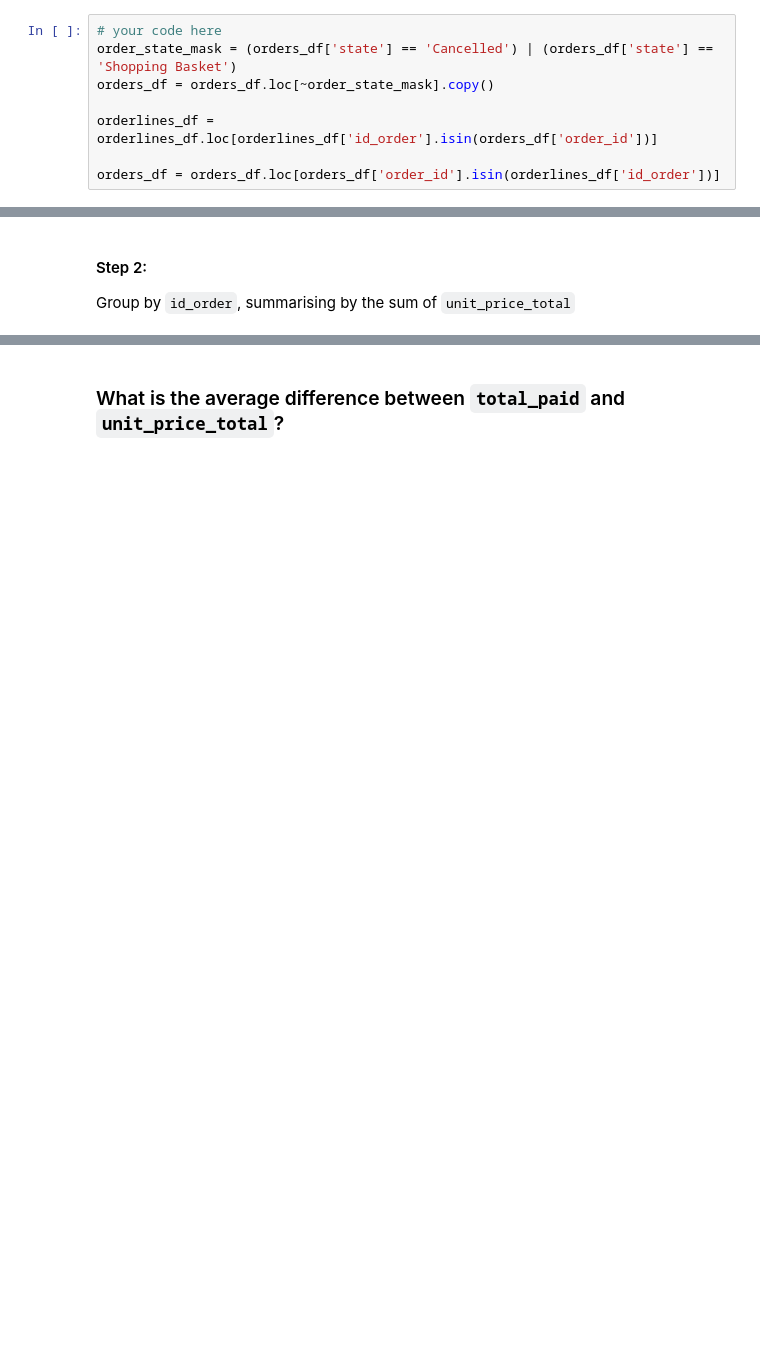
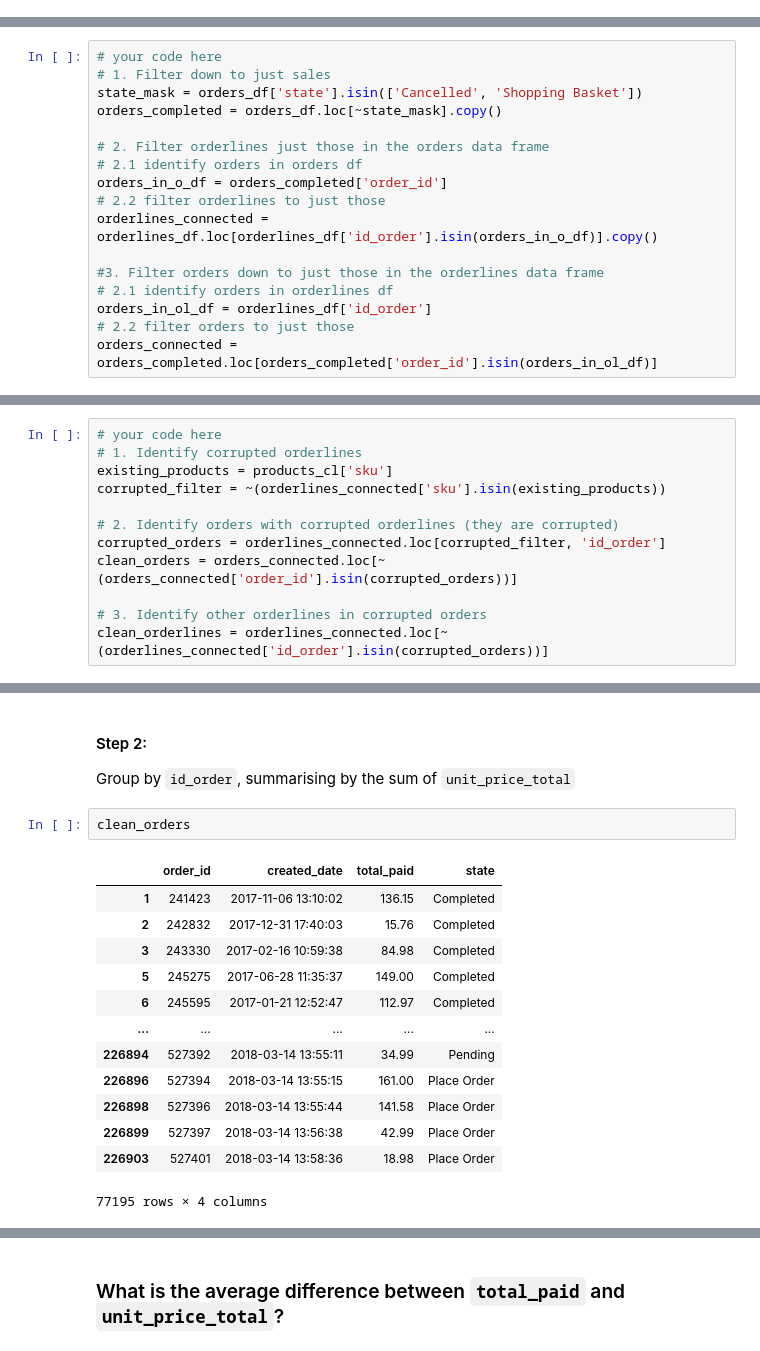
Before and after one commit to KostasBzn/WBS_CODING_SCHOOL_projects, a Jupyter notebook: checkpoints/5_quality_assessment_challenge.ipynb, the cells around one changed output, grey strips where cells are left out. Saved outputs shown, nothing was run; the diff lists cells and outputs as text; blank space fills up the shorter version.

Commit message:
data_import_and_exploration

```diff
--- a/checkpoints/5_quality_assessment_challenge.ipynb
+++ b/checkpoints/5_quality_assessment_challenge.ipynb
@@ -32,11 +34,3 @@ pd.set_option('display.float_format', lambda x: '%.2f' % x)
 pd.set_option('display.max_rows', 1000)
 # %% [markdown]
 ## 2.&nbsp; Exclude unwanted orders
-# %%
-# your code here
-order_state_mask = (orders_df['state'] == 'Cancelled') | (orders_df['state'] == 'Shopping Basket')
-orders_df = orders_df.loc[~order_state_mask].copy()
-
-orderlines_df = orderlines_df.loc[orderlines_df['id_order'].isin(orders_df['order_id'])]
-
-orders_df = orders_df.loc[orders_df['order_id'].isin(orderlines_df['id_order'])]
@@ -42,0 +42,17 @@ orders_df = orders_df.loc[orders_df['order_id'].isin(orderlines_df['id_order'])]
+# %%
+# your code here
+# 1. Filter down to just sales
+state_mask = orders_df['state'].isin(['Cancelled', 'Shopping Basket'])
+orders_completed = orders_df.loc[~state_mask].copy()
+
+# 2. Filter orderlines just those in the orders data frame
+# 2.1 identify orders in orders df
+orders_in_o_df = orders_completed['order_id']
+# 2.2 filter orderlines to just those
+orderlines_connected = orderlines_df.loc[orderlines_df['id_order'].isin(orders_in_o_df)].copy()
+
+#3. Filter orders down to just those in the orderlines data frame
+# 2.1 identify orders in orderlines df
+orders_in_ol_df = orderlines_df['id_order']
+# 2.2 filter orders to just those
+orders_connected = orders_completed.loc[orders_completed['order_id'].isin(orders_in_ol_df)]
@@ -49,3 +82,15 @@ orders_df = orders_df.loc[orders_df['order_id'].isin(orderlines_df['id_order'])]
+# %%
+# your code here
+# 1. Identify corrupted orderlines
+existing_products = products_cl['sku']
+corrupted_filter = ~(orderlines_connected['sku'].isin(existing_products))
+
+# 2. Identify orders with corrupted orderlines (they are corrupted)
+corrupted_orders = orderlines_connected.loc[corrupted_filter, 'id_order']
+clean_orders = orders_connected.loc[~(orders_connected['order_id'].isin(corrupted_orders))]
+
+# 3. Identify other orderlines in corrupted orders
+clean_orderlines = orderlines_connected.loc[~(orderlines_connected['id_order'].isin(corrupted_orders))]
 # %% [markdown]
 ## 4.&nbsp; Explore the revenue from different tables
 # %% [markdown]
@@ -57,5 +103,21 @@ orderlines_df['unit_price_total'] = orderlines_df['unit_price'].copy() * orderli
 # %% [markdown]
 #### Step 2:
 Group by `id_order`, summarising by the sum of `unit_price_total`
+# %%
+clean_orders
+# %% [output]
+|  | order_id | created_date | total_paid | state |
+| 1 | 241423 | 2017-11-06 13:10:02 | 136.15 | Completed |
+| 2 | 242832 | 2017-12-31 17:40:03 | 15.76 | Completed |
+| 3 | 243330 | 2017-02-16 10:59:38 | 84.98 | Completed |
+| 5 | 245275 | 2017-06-28 11:35:37 | 149.00 | Completed |
+| 6 | 245595 | 2017-01-21 12:52:47 | 112.97 | Completed |
+| ... | ... | ... | ... | ... |
+| 226894 | 527392 | 2018-03-14 13:55:11 | 34.99 | Pending |
+| 226896 | 527394 | 2018-03-14 13:55:15 | 161.00 | Place Order |
+| 226898 | 527396 | 2018-03-14 13:55:44 | 141.58 | Place Order |
+| 226899 | 527397 | 2018-03-14 13:56:38 | 42.99 | Place Order |
+| 226903 | 527401 | 2018-03-14 13:58:36 | 18.98 | Place Order |
+77195 rows × 4 columns
 # %%
 # your code here
```
Also changed, not shown: parts of 21 cells of this notebook, 2 other files.
